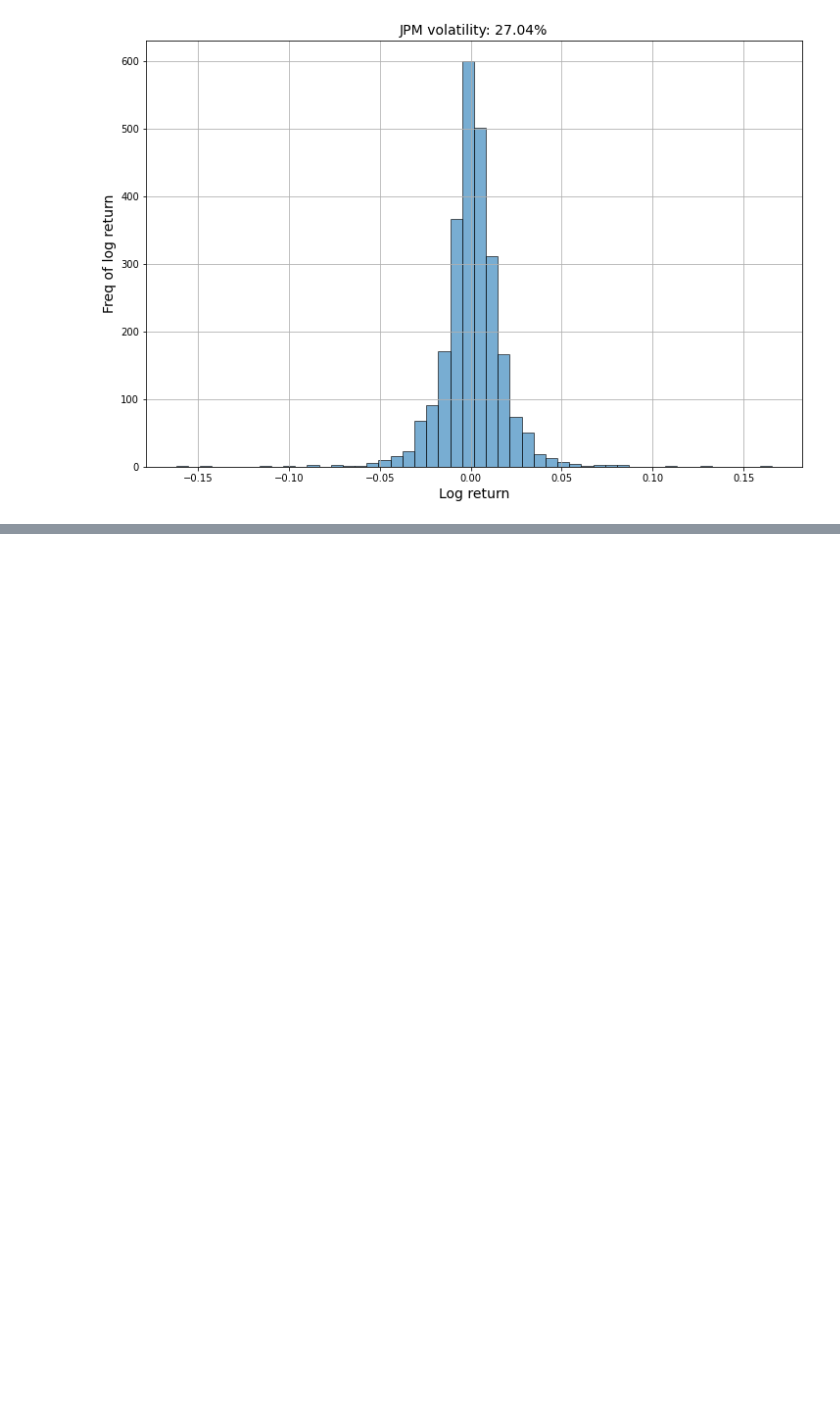
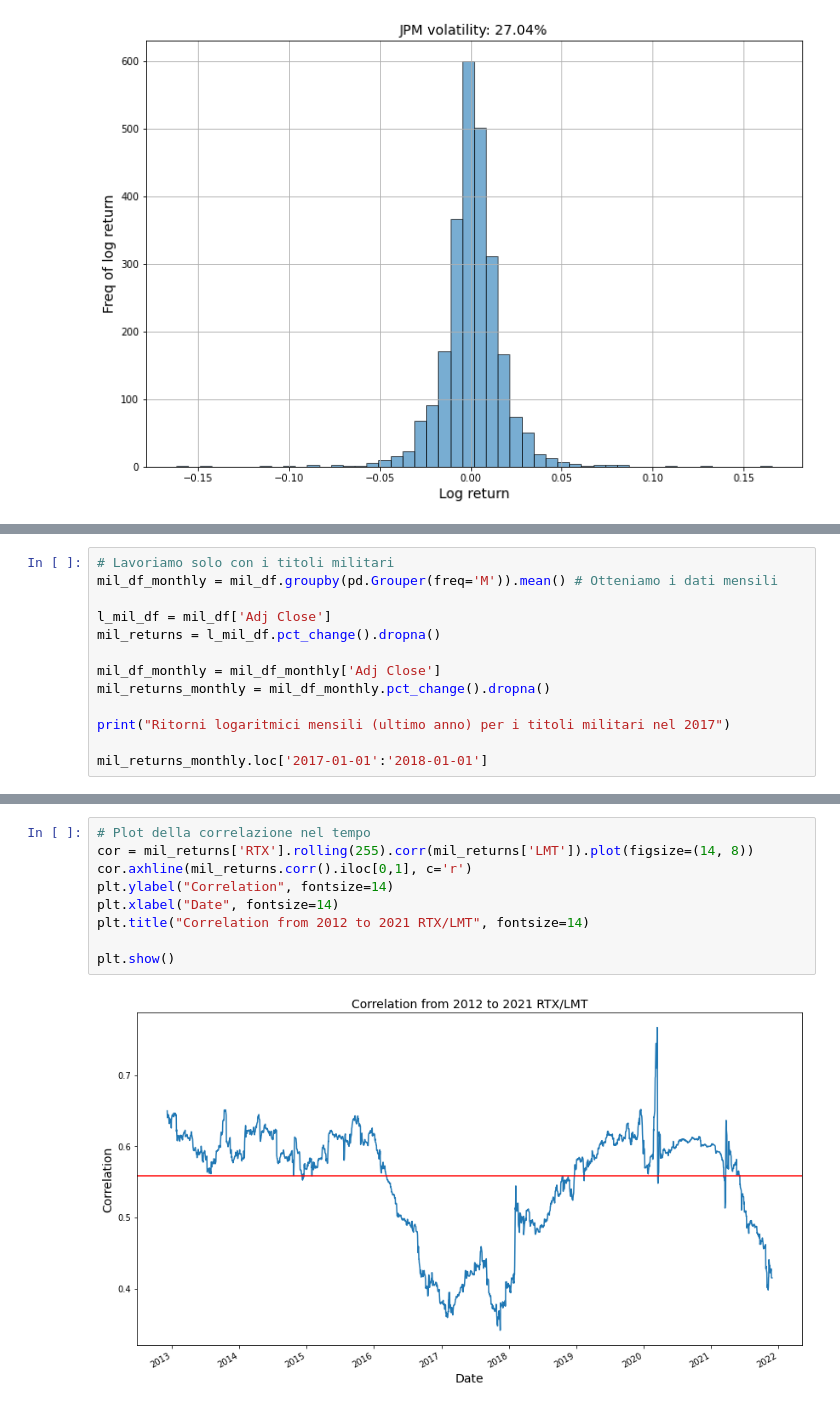
Before and after one commit to tommcamm/BISF-Project, a Jupyter notebook: python/Notebook del progetto.ipynb, the cells around one changed output, grey strips where cells are left out. Cells and saved outputs as stored; diff of their text form; blank space fills up the shorter version.

```diff
--- a/python/Notebook del progetto.ipynb
+++ b/python/Notebook del progetto.ipynb
@@ -1320,0 +1212,13 @@ plt.show()
+# %%
+# Lavoriamo solo con i titoli militari
+mil_df_monthly = mil_df.groupby(pd.Grouper(freq='M')).mean() # Otteniamo i dati mensili
+
+l_mil_df = mil_df['Adj Close']
+mil_returns = l_mil_df.pct_change().dropna()
+
+mil_df_monthly = mil_df_monthly['Adj Close']
+mil_returns_monthly = mil_df_monthly.pct_change().dropna()
+
+print("Ritorni logaritmici mensili (ultimo anno) per i titoli militari nel 2017")
+
+mil_returns_monthly.loc['2017-01-01':'2018-01-01']
@@ -1320,0 +1262,11 @@ plt.show()
+# %%
+# Plot della correlazione nel tempo
+cor = mil_returns['RTX'].rolling(255).corr(mil_returns['LMT']).plot(figsize=(14, 8))
+cor.axhline(mil_returns.corr().iloc[0,1], c='r')
+plt.ylabel("Correlation", fontsize=14)
+plt.xlabel("Date", fontsize=14)
+plt.title("Correlation from 2012 to 2021 RTX/LMT", fontsize=14)
+
+plt.show()
+# %% [output]
+[figure, added]
```
Also changed, not shown: parts of 38 cells of this notebook, 11 other files.
